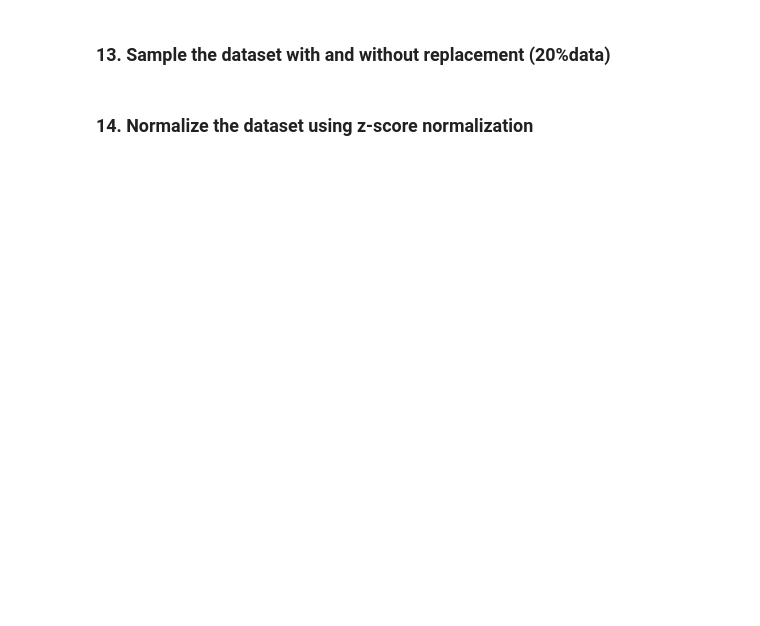
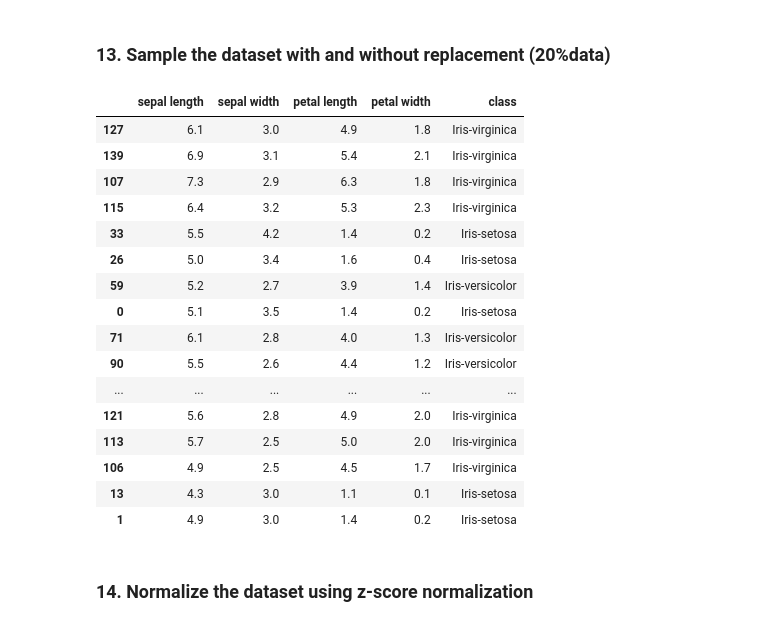
Before and after one commit to brij-gopal/ML-and-Data-mining, a Jupyter notebook: Pre-processing.ipynb, the cells around one changed output. Cells and saved outputs as stored; diff of their text form; code cells hidden in the pictures; blank space fills up the shorter version.

```diff
--- a/Pre-processing.ipynb
+++ b/Pre-processing.ipynb
@@ -15,2 +63,7 @@ ahjhj
 # %% [markdown]
 ### 5. Replace the zeroes with Nan values in selected attribute (say attribute 1 and 3)
+# %%
+#df.iloc[[1,3]].replace('0',np.nan,inplace=True)
+df.iloc[[0,3]]=df.iloc[[0,3]].replace(0,np.nan)
+
+df.head(10)
@@ -21,2 +99,5 @@ ahjhj
 # %% [markdown]
 ### 8. Discard the records with missing values
+# %%
+df.dropna(inplace=True)
+df.head()
@@ -25,2 +117,5 @@ ahjhj
 # %% [markdown]
 ### 10. Replace missing value with the mean and print the output
+# %%
+df.fillna(df.mean(),inplace=True)
+df.isnull().sum()  #becoz of categorical attribue gives non zero value
@@ -29,2 +141,6 @@ ahjhj
 # %% [markdown]
 ### 12. Create a dataframe and label the columns
+# %%
+#1.sepal length 2. sepal width 3. petal length 4. petal width 5. class
+df.columns=['sepal length','sepal width','petal length','petal width','class']
+df.head(10)
@@ -31,4 +159,24 @@ ahjhj
 # %% [markdown]
 ### 13. Sample the dataset with and without replacement (20%data)
+# %%
+df.sample(frac=0.2,replace = False , random_state=None)
+# %% [output]
+|  | sepal length | sepal width | petal length | petal width | class |
+| 127 | 6.1 | 3.0 | 4.9 | 1.8 | Iris-virginica |
+| 139 | 6.9 | 3.1 | 5.4 | 2.1 | Iris-virginica |
+| 107 | 7.3 | 2.9 | 6.3 | 1.8 | Iris-virginica |
+| 115 | 6.4 | 3.2 | 5.3 | 2.3 | Iris-virginica |
+| 33 | 5.5 | 4.2 | 1.4 | 0.2 | Iris-setosa |
+| 26 | 5.0 | 3.4 | 1.6 | 0.4 | Iris-setosa |
+| 59 | 5.2 | 2.7 | 3.9 | 1.4 | Iris-versicolor |
+| 0 | 5.1 | 3.5 | 1.4 | 0.2 | Iris-setosa |
+| 71 | 6.1 | 2.8 | 4.0 | 1.3 | Iris-versicolor |
+| 90 | 5.5 | 2.6 | 4.4 | 1.2 | Iris-versicolor |
+| ... | ... | ... | ... | ... | ... |
+| 121 | 5.6 | 2.8 | 4.9 | 2.0 | Iris-virginica |
+| 113 | 5.7 | 2.5 | 5.0 | 2.0 | Iris-virginica |
+| 106 | 4.9 | 2.5 | 4.5 | 1.7 | Iris-virginica |
+| 13 | 4.3 | 3.0 | 1.1 | 0.1 | Iris-setosa |
+| 1 | 4.9 | 3.0 | 1.4 | 0.2 | Iris-setosa |
 # %% [markdown]
 ### 14. Normalize the dataset using z-score normalization
```
Also changed, not shown: parts of 19 cells of this notebook.
